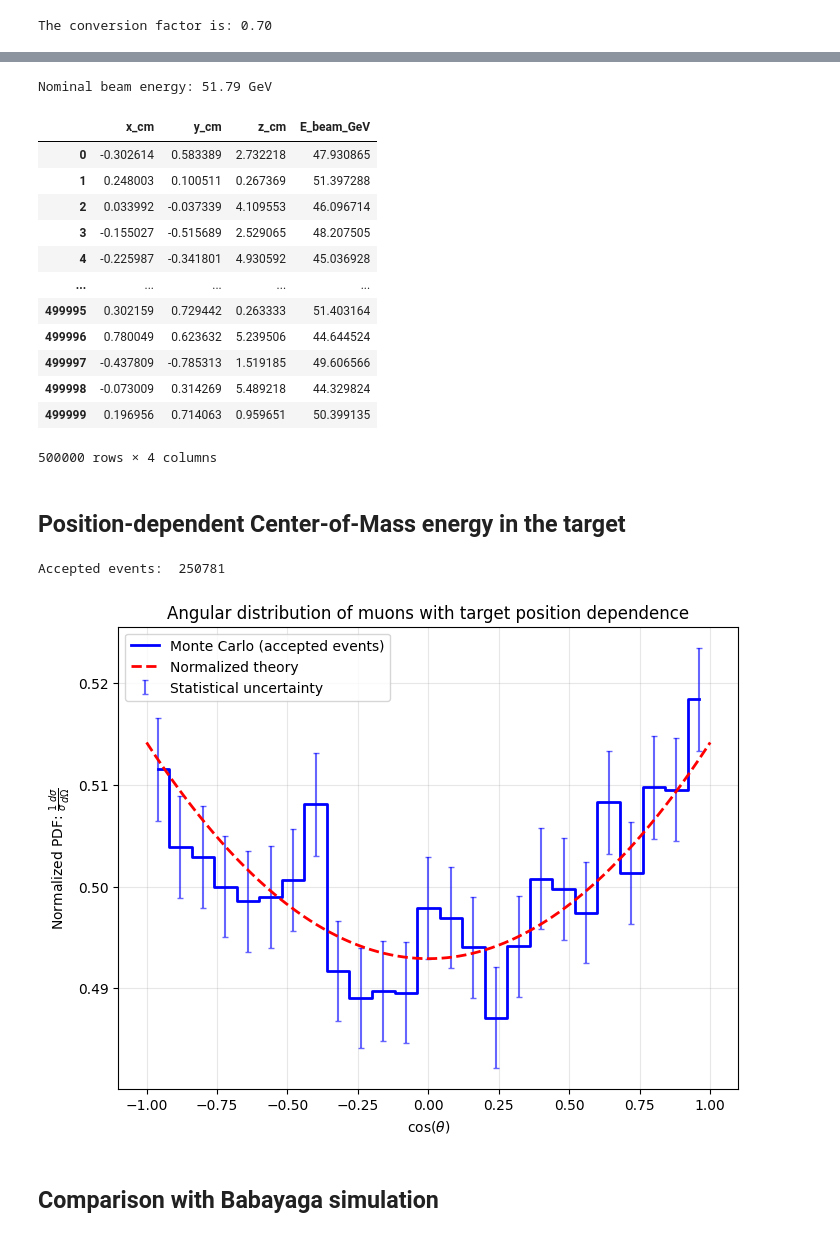
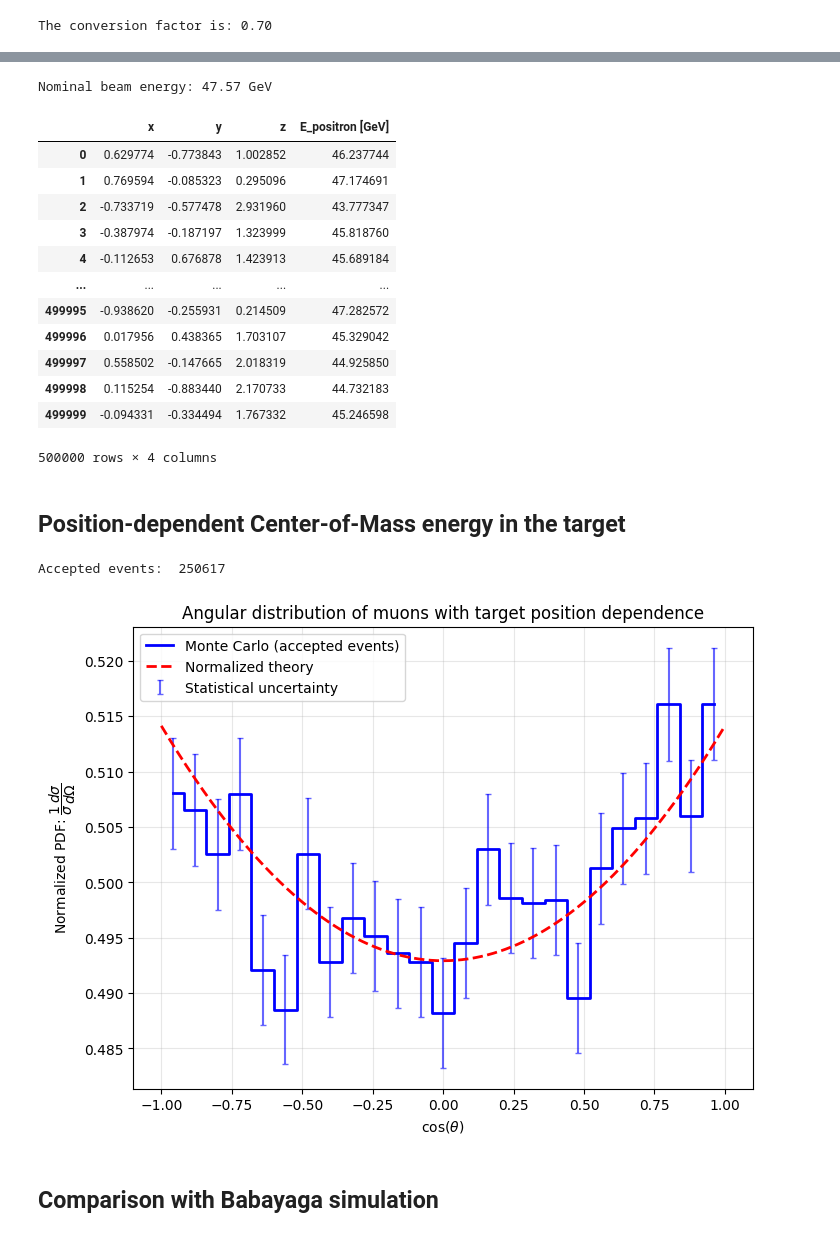
Before and after one commit to marcolorenzato00/LCP_Project, a Jupyter notebook: Project.ipynb, the cells around one changed output, grey strips where cells are left out. Saved outputs shown, nothing was run; the diff lists cells and outputs as text; code cells hidden in the pictures.

```diff
--- a/Project.ipynb
+++ b/Project.ipynb
@@ -660,64 +650,65 @@ plt.show()
 E_th = ((2*mass_mu)**2 - 2 * m_e**2) / (2*m_e)  # GeV
 
 # Target parameters
-L = 6.0   # target length in cm
-X0 = 35.3 # radiation length of Be in cm
-E0 = E_th * np.exp(L / X0)
+X0 = 35.28 # radiation length of Be in cm
+E0 = E_th * np.exp(d / X0)
 print(f"Nominal beam energy: {E0:.2f} GeV")
 
-z = np.random.uniform(0, L, n)  # random position along the target
+z = np.random.uniform(0, d, n)  # random position along the target
 E_beam = E0 * np.exp(-z / X0)   # actual energy at position z
 
 data1 = np.column_stack([x, y, z, E_beam])
 np.savetxt("simulated_muon_beam.txt", data1)
-column_names1 = ["x_cm", "y_cm", "z_cm", "E_beam_GeV"]
+# The coordinates represent the spatial point at which the interaction occurs
+# Reference frame: z direction along the beam, origin at the beginning of the target
+column_names1 = ["x", "y", "z", "E_positron [GeV]"]
 df_beam = pd.read_csv("simulated_muon_beam.txt", sep=r'\s+', names=column_names1)
 df_beam
 # %% [output]
-Nominal beam energy: 51.79 GeV
+Nominal beam energy: 47.57 GeV
-|  | x_cm | y_cm | z_cm | E_beam_GeV |
-| 0 | -0.302614 | 0.583389 | 2.732218 | 47.930865 |
-| 1 | 0.248003 | 0.100511 | 0.267369 | 51.397288 |
-| 2 | 0.033992 | -0.037339 | 4.109553 | 46.096714 |
-| 3 | -0.155027 | -0.515689 | 2.529065 | 48.207505 |
-| 4 | -0.225987 | -0.341801 | 4.930592 | 45.036928 |
+|  | x | y | z | E_positron [GeV] |
+| 0 | 0.629774 | -0.773843 | 1.002852 | 46.237744 |
+| 1 | 0.769594 | -0.085323 | 0.295096 | 47.174691 |
+| 2 | -0.733719 | -0.577478 | 2.931960 | 43.777347 |
+| 3 | -0.387974 | -0.187197 | 1.323999 | 45.818760 |
+| 4 | -0.112653 | 0.676878 | 1.423913 | 45.689184 |
 | ... | ... | ... | ... | ... |
-| 499995 | 0.302159 | 0.729442 | 0.263333 | 51.403164 |
-| 499996 | 0.780049 | 0.623632 | 5.239506 | 44.644524 |
-| 499997 | -0.437809 | -0.785313 | 1.519185 | 49.606566 |
-| 499998 | -0.073009 | 0.314269 | 5.489218 | 44.329824 |
-| 499999 | 0.196956 | 0.714063 | 0.959651 | 50.399135 |
+| 499995 | -0.938620 | -0.255931 | 0.214509 | 47.282572 |
+| 499996 | 0.017956 | 0.438365 | 1.703107 | 45.329042 |
+| 499997 | 0.558502 | -0.147665 | 2.018319 | 44.925850 |
+| 499998 | 0.115254 | -0.883440 | 2.170733 | 44.732183 |
+| 499999 | -0.094331 | -0.334494 | 1.767332 | 45.246598 |
 500000 rows × 4 columns
 # %% [markdown]
 ## Position-dependent Center-of-Mass energy in the target
 # %%
 # Generate angles in the CM frame using s_z
 s_z = 2 * m_e**2 + 2 * m_e * E_beam
 
 #u_z = np.random.uniform(-1, 1, n)
 #r_z = np.random.uniform(0, cross_section_norm(s_z, 1), n)
 #v_z = u_z[r_z < cross_section_norm(s_z, u_z)]
 
 v_z = montecarlo(s_z, n)
 
 plt.figure(figsize=(8, 6))
 
 # Monte Carlo histogram (normalized)
 plot_data(v_z)
 
 # Normalized theoretical curve
 s_z_mean = np.mean(s_z)  # reference theoretical curve
 plot_theory(s_z_mean)
 
 plt.xlabel(r"$\cos(\theta)$")
-plt.ylabel(r"Normalized PDF: $\frac{1}{\sigma}\frac{d\sigma}{d\Omega}$")
+plt.ylabel(r"Normalized PDF: $\dfrac{1}{\sigma}\dfrac{d\sigma}{d\Omega}$")
 plt.title(r"Angular distribution of muons with target position dependence")
 plt.legend()
 plt.grid(alpha=0.3)
 plt.show()
 # %% [output]
-Accepted events:  250781
+Accepted events:  250617
-[figure, old version]
+[figure, new version]
 # %% [markdown]
 ## Comparison with Babayaga simulation
 # %%
```
Also changed, not shown: parts of 16 cells of this notebook, 1 other file.
